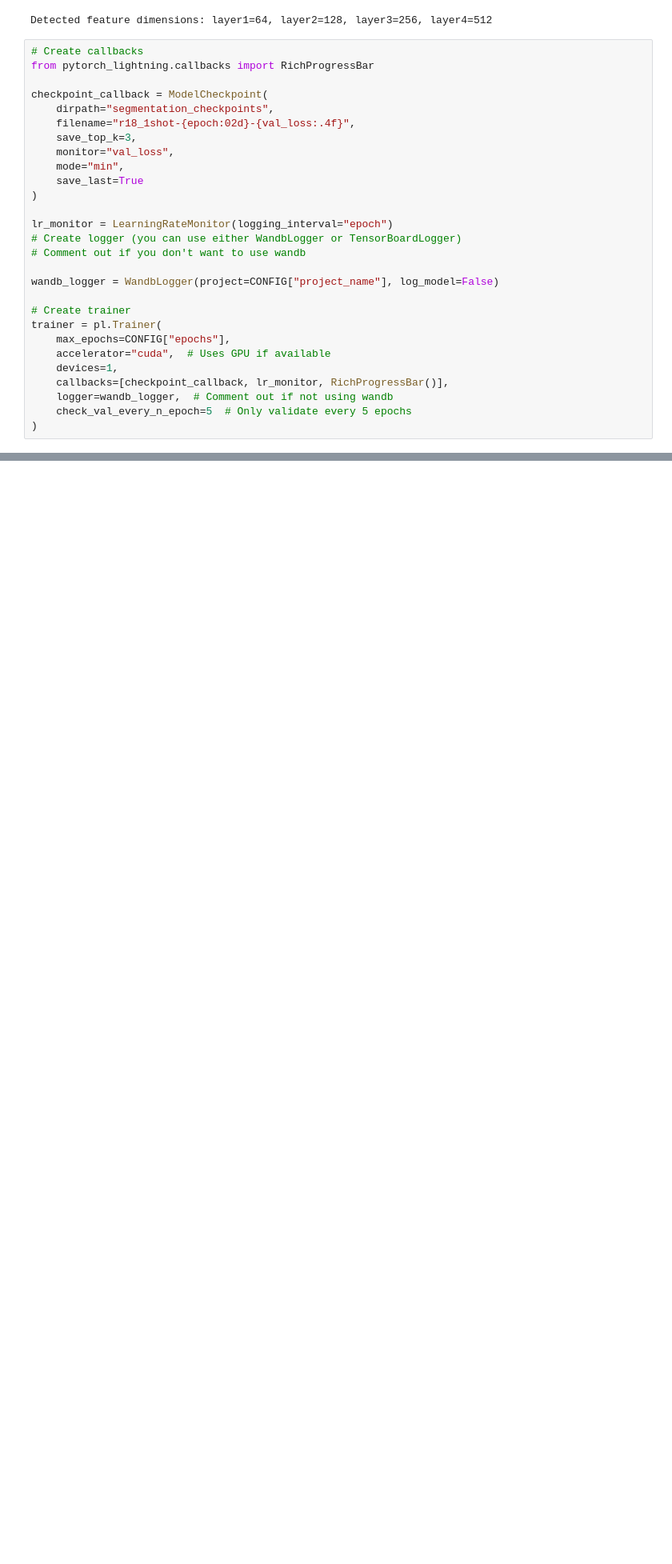
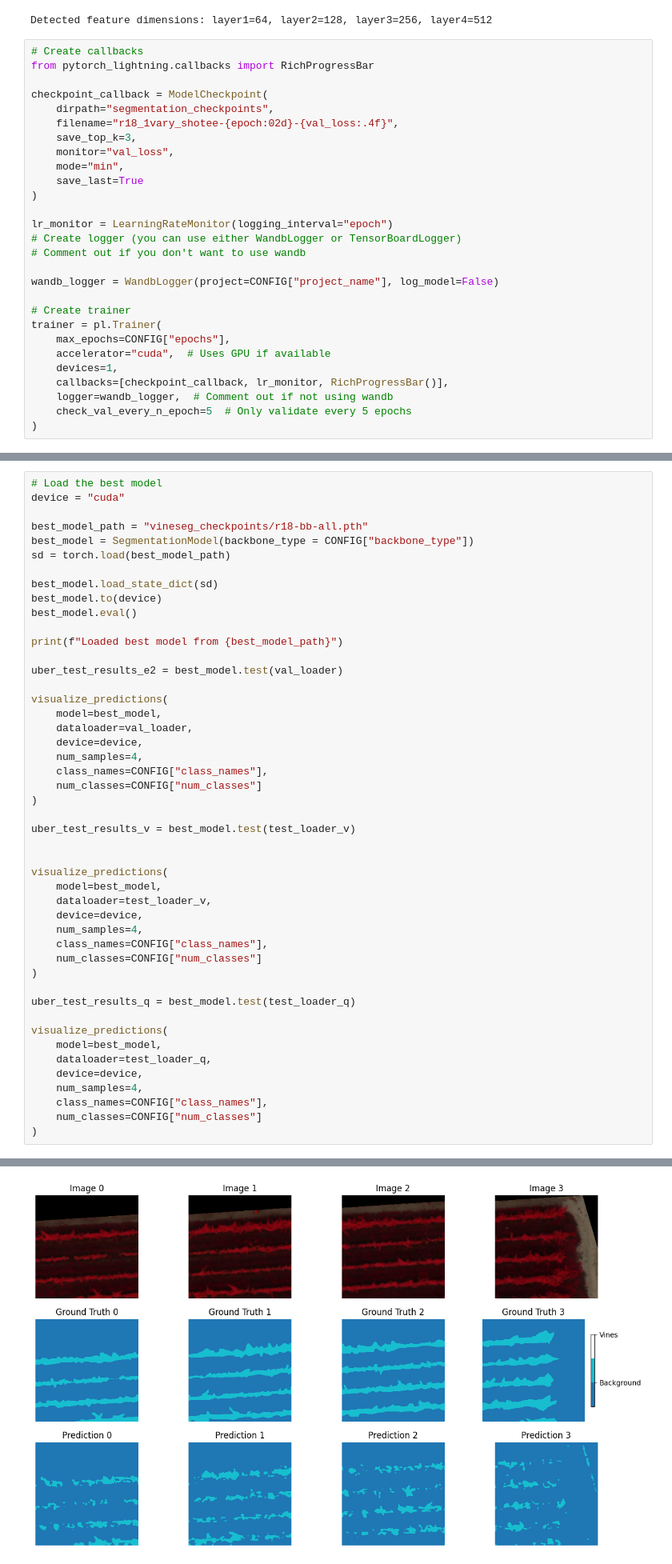
Before and after one commit to jurriandoornbos/multi_ssl, a Jupyter notebook: notebooks/d_r18_1shot.ipynb, the cells around one changed output, grey strips where cells are left out. Shown at 80% size. Cells and saved outputs as stored; diff of their text form; blank space fills up the shorter version.

Commit message:
evals on fullly suped

```diff
--- a/notebooks/d_r18_1shot.ipynb
+++ b/notebooks/d_r18_1shot.ipynb
@@ -162,7 +164,7 @@ from pytorch_lightning.callbacks import RichProgressBar
 
 checkpoint_callback = ModelCheckpoint(
     dirpath="segmentation_checkpoints",
-    filename="r18_1shot-{epoch:02d}-{val_loss:.4f}",
+    filename="r18_1vary_shotee-{epoch:02d}-{val_loss:.4f}",
     save_top_k=3,
     monitor="val_loss",
     mode="min",
@@ -342,0 +336,48 @@ Saved model state dict to segmentation_checkpoints/vineseg_r18_1shot_all_bb.pth
+# %%
+# Load the best model
+device = "cuda"
+
+best_model_path = "vineseg_checkpoints/r18-bb-all.pth"
+best_model = SegmentationModel(backbone_type = CONFIG["backbone_type"])
+sd = torch.load(best_model_path)
+
+best_model.load_state_dict(sd)
+best_model.to(device)
+best_model.eval()
+
+print(f"Loaded best model from {best_model_path}")
+
+uber_test_results_e2 = best_model.test(val_loader)
+
+visualize_predictions(
+    model=best_model,
+    dataloader=val_loader,
+    device=device,
+    num_samples=4,
+    class_names=CONFIG["class_names"],
+    num_classes=CONFIG["num_classes"]
+)
+
+uber_test_results_v = best_model.test(test_loader_v)
+
+
+visualize_predictions(
+    model=best_model,
+    dataloader=test_loader_v,
+    device=device,
+    num_samples=4,
+    class_names=CONFIG["class_names"],
+    num_classes=CONFIG["num_classes"]
+)
+
+uber_test_results_q = best_model.test(test_loader_q)
+
+visualize_predictions(
+    model=best_model,
+    dataloader=test_loader_q,
+    device=device,
+    num_samples=4,
+    class_names=CONFIG["class_names"],
+    num_classes=CONFIG["num_classes"]
+)
+# %% [output]
@@ -342,0 +401 @@ Saved model state dict to segmentation_checkpoints/vineseg_r18_1shot_all_bb.pth
+[figure, added]
```
Also changed, not shown: parts of 8 cells of this notebook, 11 other files.
